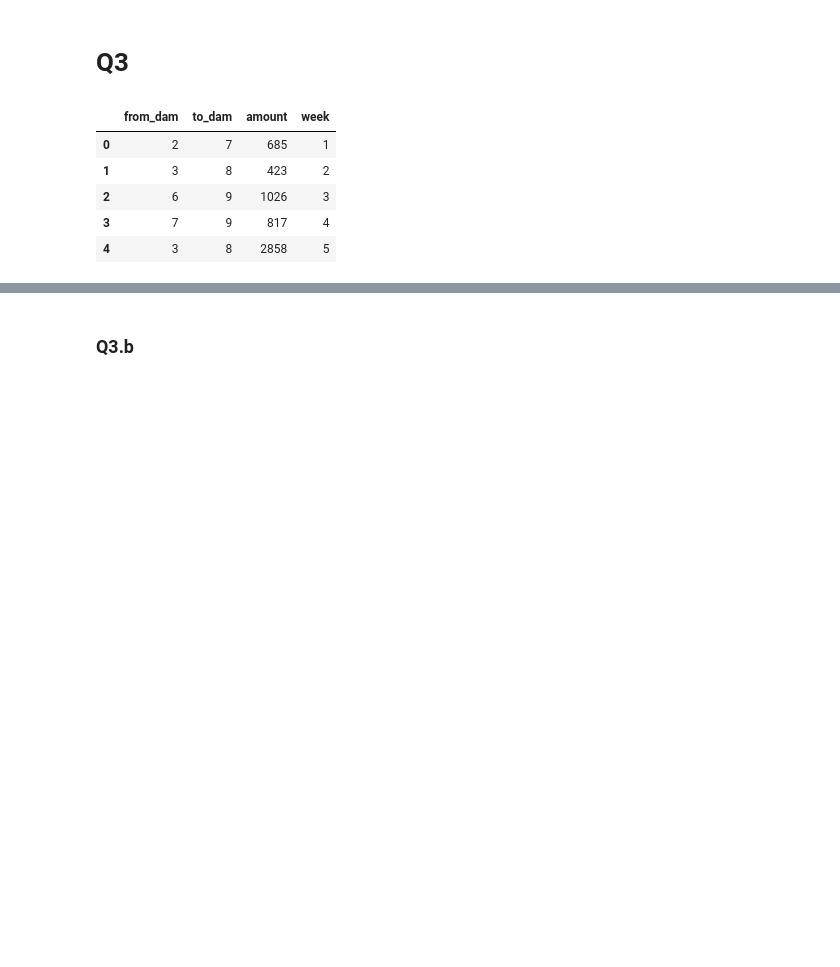
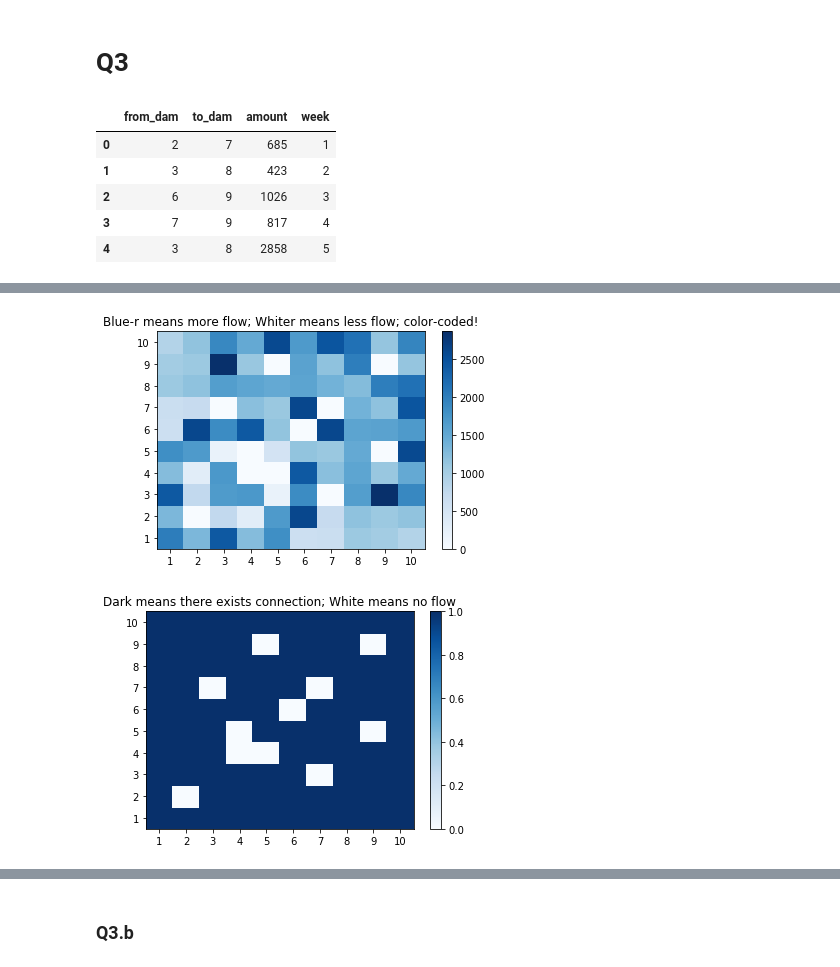
Before and after one commit to eugeneh101/apexlabs_takehome_nBJkgUBNNAwaKvd, a Jupyter notebook: Coding-Challenge.ipynb, the cells around one changed output, grey strips where cells are left out. Cells and saved outputs as stored; diff of their text form; code cells hidden in the pictures; blank space fills up the shorter version.

```diff
--- a/Coding-Challenge.ipynb
+++ b/Coding-Challenge.ipynb
@@ -175,8 +206,19 @@ df_dams.head()
 # %%
 from collections import defaultdict
+import numpy as np
+
+def average(lst):
+        return sum(lst) / float(len(lst)) if lst else 0.0
 
 dam_connections = defaultdict(list)
-
 for from_dam, to_dam, amount in df_dams.drop('week', axis=1).values:
     connection_pair = tuple(sorted([from_dam, to_dam]))
     dam_connections[connection_pair].append(amount)
+
+
+flow_matrix = np.zeros((11, 11))
+for dam_pair in dam_connections:
+    flow_matrix[dam_pair] = average(dam_connections[dam_pair])
+    flow_matrix[dam_pair[::-1]] = average(dam_connections[dam_pair])
+flow_matrix = flow_matrix[1:, 1:] # readjust for index starting at 0
+pd.DataFrame(flow_matrix, index=range(1, 11), columns=range(1, 11))
@@ -202,0 +237,3 @@ for from_dam, to_dam, amount, week in df_dams.values:
+# %%
+on_or_off = np.bool_(flow_matrix) * 1
+pd.DataFrame(on_or_off, index=range(1, 11), columns=range(1, 11))
@@ -202,0 +252,27 @@ for from_dam, to_dam, amount, week in df_dams.values:
+# %%
+import matplotlib.pyplot as plt
+%matplotlib inline
+
+fig, axis = plt.subplots()
+heatmap = axis.pcolor(flow_matrix, cmap=plt.cm.Blues)
+plt.colorbar(heatmap)
+
+axis.set_xticks(np.arange(1, 11) - 0.5)
+axis.set_yticks(np.arange(1, 11) - 0.5)
+axis.set_xticklabels(range(1, 11))
+axis.set_yticklabels(range(1, 11))
+plt.title('Blue-r means more flow; Whiter means less flow; color-coded!')
+# Modelled on average flow between dams
+
+fig, axis = plt.subplots()
+heatmap = axis.pcolor(on_or_off, cmap=plt.cm.Blues)
+plt.colorbar(heatmap)
+
+axis.set_xticks(np.arange(1, 11) - 0.5)
+axis.set_yticks(np.arange(1, 11) - 0.5)
+axis.set_xticklabels(range(1, 11))
+axis.set_yticklabels(range(1, 11))
+plt.title('Dark means there exists connection; White means no flow');
+# %% [output]
+[figure, added]
+[figure, added]
```
Also changed, not shown: parts of 19 cells of this notebook.
